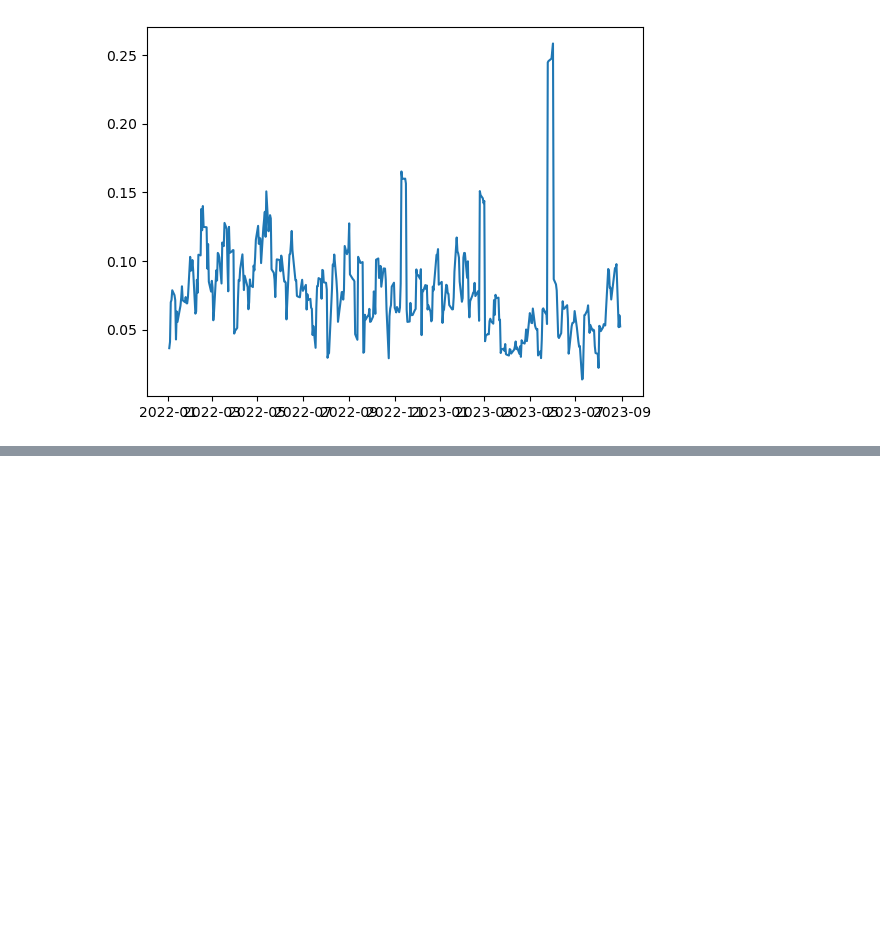
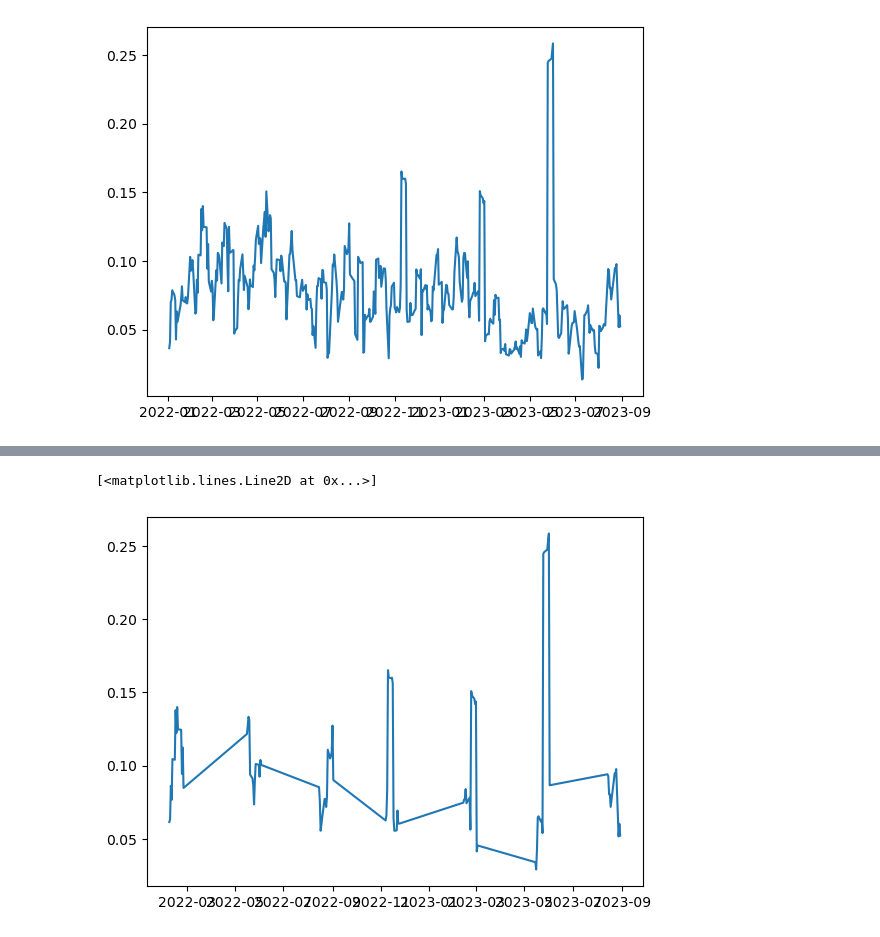
Before and after one commit to SonanZhang/Event-driven-statistical-arbitrage, a Jupyter notebook: earning_hypothesis_testing.ipynb, the cells around one changed output, grey strips where cells are left out. Drawn from its saved outputs; the diff is of its cells as text; code cells hidden in the pictures; blank space fills up the shorter version.

Commit message:
add recent vols plt

```diff
--- a/earning_hypothesis_testing.ipynb
+++ b/earning_hypothesis_testing.ipynb
@@ -69,7 +69,7 @@ earnings_file_path = './data/earnings_data.txt'
 with open(earnings_file_path, 'r') as file:
     for line in file:
         ticker = line.split(':')[0]
-        dates = line.split(':')[1].split(',')
+        dates = line.split(':')[1].strip().split(',')
         earnings_by_tickers[ticker] = dates
 # %% [markdown]
 ### Calculate volatility of rolling window of 5 days
@@ -140,0 +140,20 @@ before_earnings_period = 5
+# %%
+# params
+before_earnings_period = 10
+after_earning_period = 10
+
+recent_vols = pd.Series()
+for date in recent_earning.index:
+    for earning_date_str in earning_dates:
+        earning_date = pd.to_datetime(earning_date_str)
+        diff_days = (earning_date - date).days
+        if diff_days >= 0 and diff_days < before_earnings_period:
+            print('Before: ', diff_days, date, recent_earning.loc[date])
+            recent_vols.loc[date] = recent_earning.loc[date]
+
+        if diff_days < 0 and diff_days > -after_earning_period:
+            print('After: ', diff_days, date, recent_earning.loc[date])
+            recent_vols.loc[date] = recent_earning.loc[date]
+
+plt.plot(recent_vols)
+# %% [output]
@@ -140,0 +177,2 @@ before_earnings_period = 5
+[<matplotlib.lines.Line2D at 0x...>]
+[figure, added]
```
Also changed, not shown: parts of 3 cells of this notebook.
